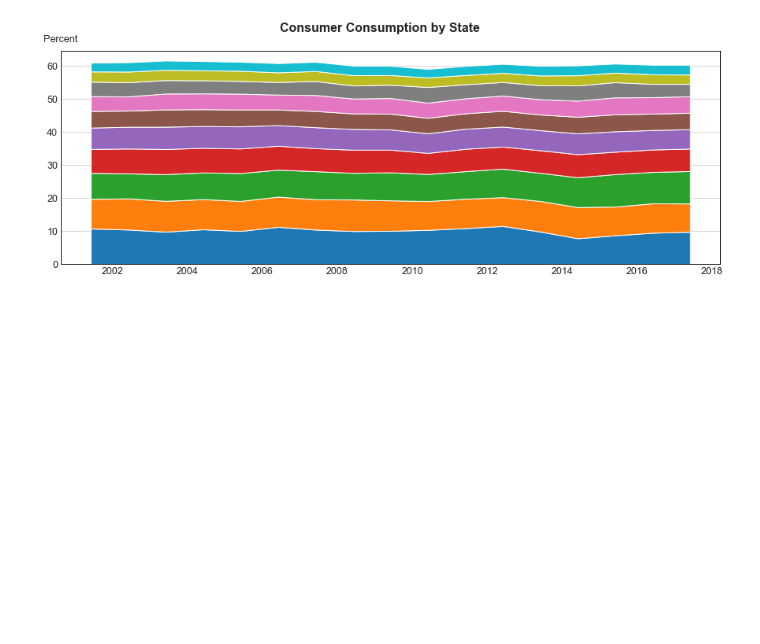
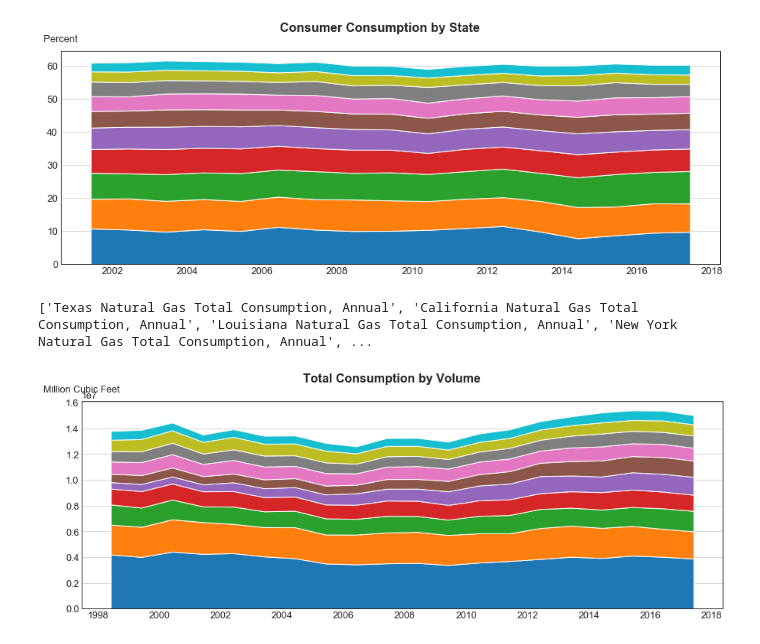
Before and after one commit to velmavasquez/Natural-Gas-Project, a Jupyter notebook: notebooks/workarea/Carlton Graphs.ipynb, the cells around one changed output. Cells and saved outputs as stored; diff of their text form; code cells hidden in the pictures; blank space fills up the shorter version.

Commit message:
commit graph

```diff
--- a/notebooks/workarea/Carlton Graphs.ipynb
+++ b/notebooks/workarea/Carlton Graphs.ipynb
@@ -113,3 +109,15 @@ f_EIA_PlotData_Stack_Range(list_series_8,url,eia_api_key,"Consumer Consumption b
 # %% [output]
 ['California Natural Gas % of Total Residential Deliveries, Annual', 'Illinois Natural Gas % of Total Residential Deliveries, Annual', 'New York Natural Gas % of Total Residential Deliveries, Annual', ...
 [figure]
+# %%
+ini_date = "1997-12-1"
+end_date = "2018-12-1"
+
+list_series_9 = ["NG.NA1490_STX_2.A", "NG.NA1490_SCA_2.A", "NG.NA1490_SLA_2.A", "NG.NA1490_SNY_2.A", "NG.NA1490_SFL_2.A",
+                "NG.NA1490_SPA_2.A", "NG.NA1490_SIL_2.A", "NG.NA1490_SOH_2.A", "NG.NA1490_SMI_2.A", "NG.NA1490_SNJ_2.A"]
+
+
+f_EIA_PlotData_Stack_Range(list_series_9,url,eia_api_key,"Total Consumption by Volume",ini_date,end_date)
+# %% [output]
+['Texas Natural Gas Total Consumption, Annual', 'California Natural Gas Total Consumption, Annual', 'Louisiana Natural Gas Total Consumption, Annual', 'New York Natural Gas Total Consumption, Annual', ...
+[figure, added]
```
Also changed, not shown: parts of 1 cell of this notebook, 2 other files.
